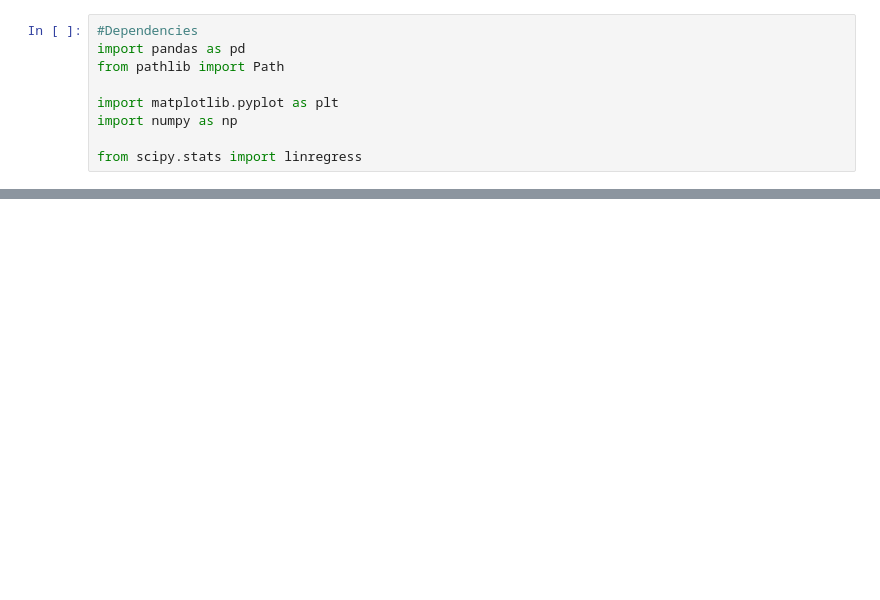
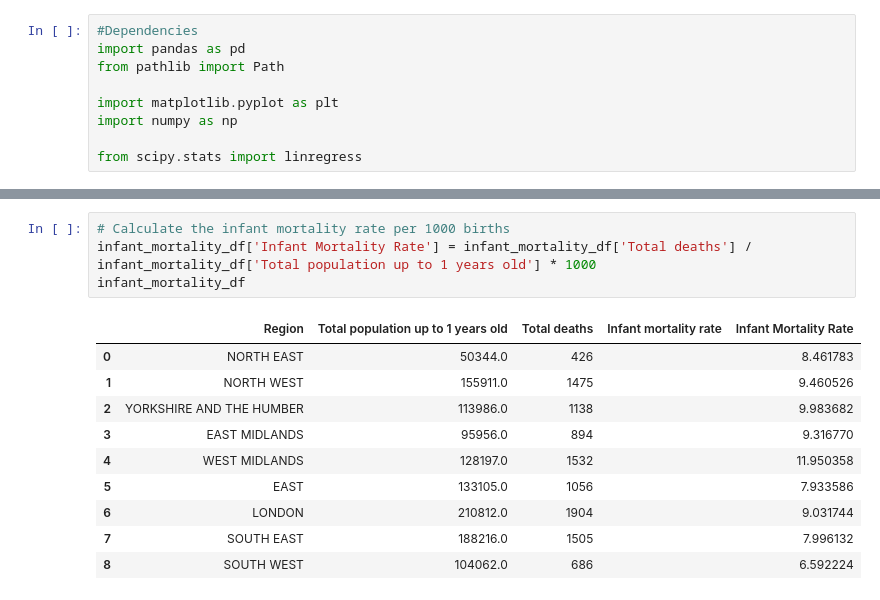
Before and after one commit to rachbee42/dataviz_project1_team4, a Jupyter notebook: Relative_comparisons.ipynb, the cells around one changed output, grey strips where cells are left out. Drawn from its saved outputs; the diff is of its cells as text; blank space fills up the shorter version.

```diff
--- a/Relative_comparisons.ipynb
+++ b/Relative_comparisons.ipynb
@@ -42,0 +43,15 @@ infant_mortality_df
+# %%
+# Calculate the infant mortality rate per 1000 births
+infant_mortality_df['Infant Mortality Rate'] = infant_mortality_df['Total deaths'] / infant_mortality_df['Total population up to 1 years old'] * 1000
+infant_mortality_df
+# %% [output]
+|  | Region | Total population up to 1 years old | Total deaths | Infant mortality rate | Infant Mortality Rate |
+| 0 | NORTH EAST | 50344.0 | 426 |  | 8.461783 |
+| 1 | NORTH WEST | 155911.0 | 1475 |  | 9.460526 |
+| 2 | YORKSHIRE AND THE HUMBER | 113986.0 | 1138 |  | 9.983682 |
+| 3 | EAST MIDLANDS | 95956.0 | 894 |  | 9.316770 |
+| 4 | WEST MIDLANDS | 128197.0 | 1532 |  | 11.950358 |
+| 5 | EAST | 133105.0 | 1056 |  | 7.933586 |
+| 6 | LONDON | 210812.0 | 1904 |  | 9.031744 |
+| 7 | SOUTH EAST | 188216.0 | 1505 |  | 7.996132 |
+| 8 | SOUTH WEST | 104062.0 | 686 |  | 6.592224 |
```
Also changed, not shown: parts of 10 cells of this notebook, 8 other files.
